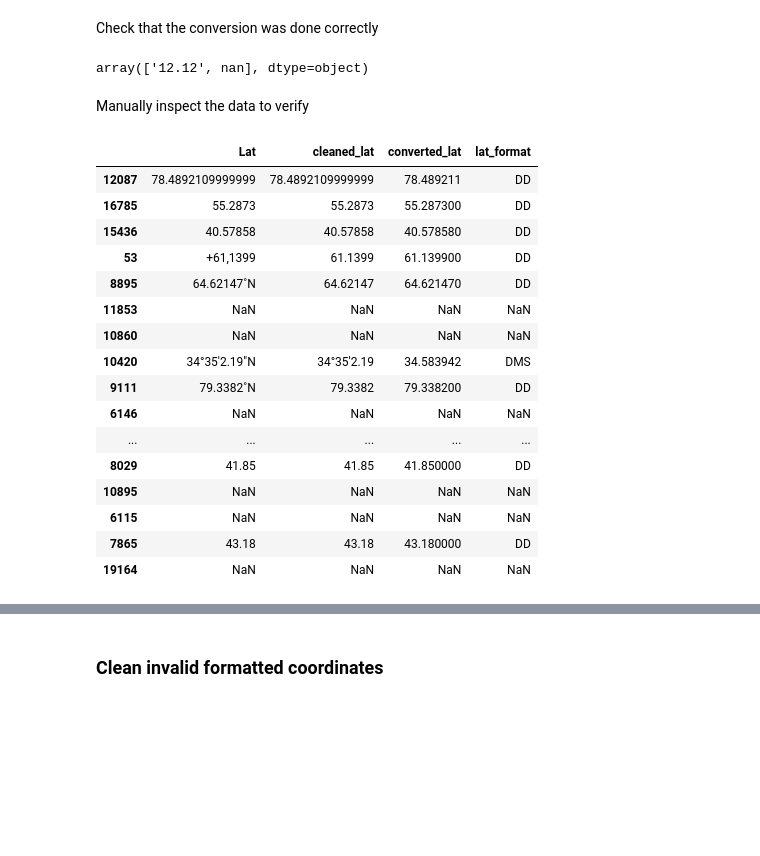
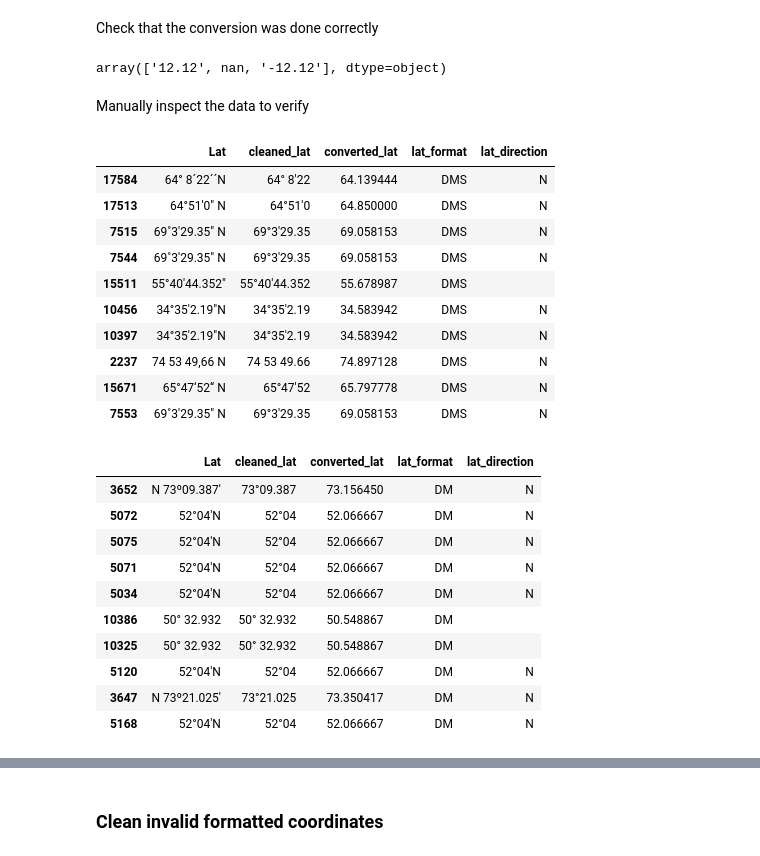
Before and after one commit to magnujo/gg-metadatabase-ui, a Jupyter notebook: notebooks/cgg_lat_cleaning.ipynb, the cells around one changed output, grey strips where cells are left out. Saved outputs shown, nothing was run; the diff lists cells and outputs as text; code cells hidden in the pictures; blank space fills up the shorter version.

```diff
--- a/notebooks/cgg_lat_cleaning.ipynb
+++ b/notebooks/cgg_lat_cleaning.ipynb
@@ -142,12 +64,16 @@ cgg_df['cleaned_lat'] = (cgg_df.cleaned_lat
 # %% [markdown]
 Put direction indicators (N, S, -, +) in a seperate column
 # %%
+pd.set_option('future.no_silent_downcasting', True)
+
 cgg_df['lat_direction'] = (cgg_df.cleaned_lat
-                           .map(lambda x: re.sub(r"[^a-zA-Z-+]", '', x), na_action='ignore')
+                           .map(lambda x: re.sub(r"[^A-Za-zÆØÅæøå\-+]", '', x), na_action='ignore')
+                           .replace(np.nan, '')  # This will make it easier later, when adding the direction back to the coordinate
                            )
+
 #  Removes the direction from the cleaned_lat column, as now it is no longer needed
 cgg_df.cleaned_lat = (cgg_df.cleaned_lat
-                      .map(lambda x: re.sub(r"[a-zA-Z-+]", '', x), na_action='ignore')
+                      .map(lambda x: re.sub(r"[A-Za-zÆØÅæøå\-+]", '', x), na_action='ignore')
                       .str.strip())
 # %% [markdown]
 Identify unique formats again
@@ -357,6 +285,28 @@ for i, row in cgg_df[['lat_format', 'cleaned_lat_split']].iterrows():
+# %%
+def convert_direction(row):
+    direction = str(row.lat_direction)
+    if direction == 'nan':
+        return np.nan
+    direction = re.sub(r'[Nn]', '+', direction)
+    direction = re.sub(r'[Ss]', '-', direction)
+    direction = direction.strip()
+    if bool(re.match(r'^(\-|\+)$', direction)) or direction == '':
+        return direction
+    else:
+        return 'invalid direction'
+
+cgg_df['converted_lat_direction'] = cgg_df.apply(convert_direction, axis=1)
 # %% [markdown]
 Convert Split DM data into decimal degrees
 # %%
+def add_direction(row):
+    direction = str(row.converted_lat_direction)
+    coord = row.converted_lat
+    if not direction == 'invalid direction':
+        return float(str(direction) + str(coord))
+    else:
+        return coord
+
 def convert_dd(lst):
     assert len(lst) == 1
     return float(lst[0])
@@ -386,3 +336,4 @@ def convert_to_dd(row):
         return np.nan
 
 cgg_df['converted_lat'] = cgg_df.apply(convert_to_dd, axis=1)
+cgg_df['converted_lat'] = cgg_df.apply(add_direction, axis=1)
@@ -409,26 +345,34 @@ lat_formats = (cgg_df.converted_lat
  )
 lat_formats.unique()
 # %% [output]
-array(['12.12', nan], dtype=object)
+array(['12.12', nan, '-12.12'], dtype=object)
 # %% [markdown]
 Manually inspect the data to verify
 # %%
-cgg_df[['Lat', 'cleaned_lat', 'converted_lat', 'lat_format']].sample(50)
+cgg_df.query('lat_format == "DMS"')[['Lat', 'cleaned_lat', 'converted_lat', 'lat_format', 'lat_direction']].sample(10)
 # %% [output]
-|  | Lat | cleaned_lat | converted_lat | lat_format |
-| 12087 | 78.4892109999999 | 78.4892109999999 | 78.489211 | DD |
-| 16785 | 55.2873 | 55.2873 | 55.287300 | DD |
-| 15436 | 40.57858 | 40.57858 | 40.578580 | DD |
-| 53 | +61,1399 | 61.1399 | 61.139900 | DD |
-| 8895 | 64.62147˚N | 64.62147 | 64.621470 | DD |
-| 11853 | NaN | NaN | NaN | NaN |
-| 10860 | NaN | NaN | NaN | NaN |
-| 10420 | 34°35'2.19"N | 34°35'2.19 | 34.583942 | DMS |
-| 9111 | 79.3382˚N | 79.3382 | 79.338200 | DD |
-| 6146 | NaN | NaN | NaN | NaN |
-| ... | ... | ... | ... | ... |
-| 8029 | 41.85 | 41.85 | 41.850000 | DD |
-| 10895 | NaN | NaN | NaN | NaN |
-| 6115 | NaN | NaN | NaN | NaN |
-| 7865 | 43.18 | 43.18 | 43.180000 | DD |
-| 19164 | NaN | NaN | NaN | NaN |
+|  | Lat | cleaned_lat | converted_lat | lat_format | lat_direction |
+| 17584 | 64° 8´22´´N | 64° 8'22 | 64.139444 | DMS | N |
+| 17513 | 64°51'0" N | 64°51'0 | 64.850000 | DMS | N |
+| 7515 | 69˚3'29.35" N | 69°3'29.35 | 69.058153 | DMS | N |
+| 7544 | 69˚3'29.35" N | 69°3'29.35 | 69.058153 | DMS | N |
+| 15511 | 55°40'44.352" | 55°40'44.352 | 55.678987 | DMS |  |
+| 10456 | 34°35'2.19"N | 34°35'2.19 | 34.583942 | DMS | N |
+| 10397 | 34°35'2.19"N | 34°35'2.19 | 34.583942 | DMS | N |
+| 2237 | 74 53 49,66 N | 74 53 49.66 | 74.897128 | DMS | N |
+| 15671 | 65°47‘52‘‘ N | 65°47'52 | 65.797778 | DMS | N |
+| 7553 | 69˚3'29.35" N | 69°3'29.35 | 69.058153 | DMS | N |
+# %%
+cgg_df.query('lat_format == "DM"')[['Lat', 'cleaned_lat', 'converted_lat', 'lat_format', 'lat_direction']].sample(10)
+# %% [output]
+|  | Lat | cleaned_lat | converted_lat | lat_format | lat_direction |
+| 3652 | N 73º09.387' | 73°09.387 | 73.156450 | DM | N |
+| 5072 | 52°04'N | 52°04 | 52.066667 | DM | N |
+| 5075 | 52°04'N | 52°04 | 52.066667 | DM | N |
+| 5071 | 52°04'N | 52°04 | 52.066667 | DM | N |
+| 5034 | 52°04'N | 52°04 | 52.066667 | DM | N |
+| 10386 | 50° 32.932 | 50° 32.932 | 50.548867 | DM |  |
+| 10325 | 50° 32.932 | 50° 32.932 | 50.548867 | DM |  |
+| 5120 | 52°04'N | 52°04 | 52.066667 | DM | N |
+| 3647 | N 73º21.025' | 73°21.025 | 73.350417 | DM | N |
+| 5168 | 52°04'N | 52°04 | 52.066667 | DM | N |
```
Also changed, not shown: parts of 7 cells of this notebook, 2 other files.
